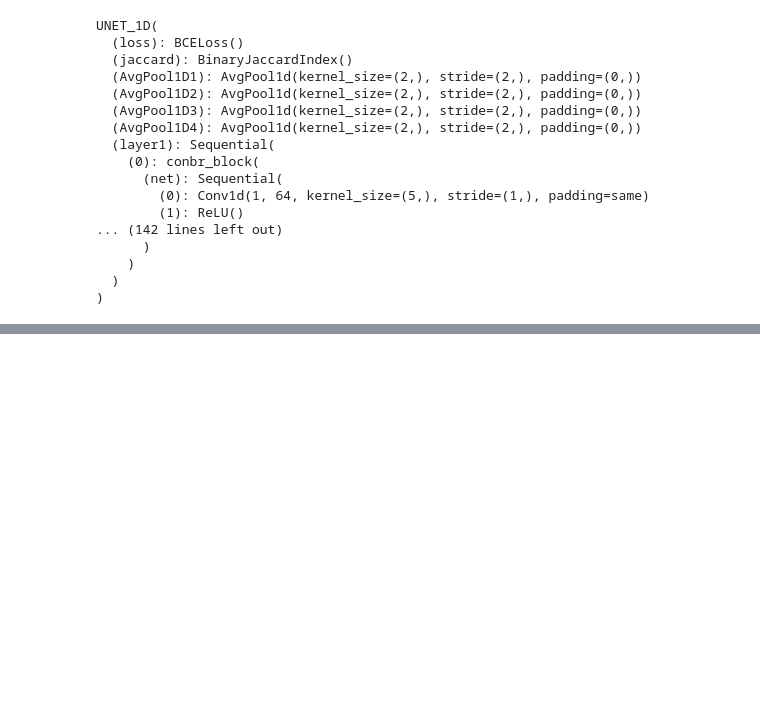
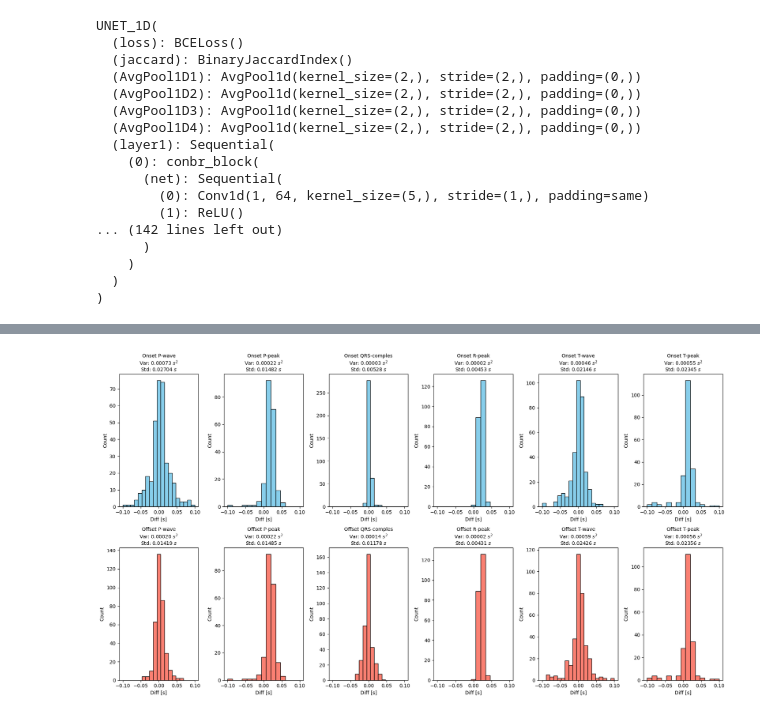
Before and after one commit to lukpausr/HKA_EKG_Signalverarbeitung, a Jupyter notebook: main_ecg_inference.ipynb, the cells around one changed output, grey strips where cells are left out. Drawn from its saved outputs; the diff is of its cells as text; code cells hidden in the pictures; blank space fills up the shorter version.

```diff
--- a/main_ecg_inference.ipynb
+++ b/main_ecg_inference.ipynb
@@ -161,19 +149,22 @@ Jaccard Index: tensor(0.7782)
 # %%
+from evaluation.eval import deviationPerCategory, plot_onset_offset_histograms, greedyMatchingAlgorithm
+
 # Get test dataloader for later iteration
 dl = dm.test_dataloader()
 model.eval()
 
-# Confusing code was required to generate a plot of the ECG data and the labels...
-for i in range(2):
+# Data storage for histogram analysis
+onset = [ [] for _ in range(6)]
+offset = [ [] for _ in range(6)]
+
+# for i in tqdm(range(dl.dataset.__len__()), desc="Processing samples"):
+for i in tqdm(range(300), desc="Processing samples"):
     x_val, y_val = dl.dataset.__getitem__(i)
     x_val.resize_(1, 1, 512)
     y_val.resize_(1, 6, 512)
 
     x_val = x_val.float()
     y_val = y_val.float()
-
-    print(x_val.shape)
-    print(y_val.shape)
 
     y_hat = model(x_val)
 
@@ -188,4 +179,11 @@ for i in range(2):
     y_hat = model.postprocess_prediction(y_hat)
     y_val = model.postprocess_ground_truth(y_val)
 
-    generatePlot(x_val, y_val, x_val, y_hat)
+
+    onsets_true, onsets_pred, offsets_true, offsets_pred, onset_diffs_all, offset_diffs_all, filtered_onset_diffs_all, filtered_offset_diffs_all = deviationPerCategory(y_val, y_hat, print_debug=False)
+
+    for cat in range(6):
+        if(len(onset_diffs_all[cat]) > 0): onset[cat].extend(onset_diffs_all[cat].tolist())
+        if(len(offset_diffs_all[cat]) > 0): offset[cat].extend(offset_diffs_all[cat].tolist())
+
+    # generatePlot(x_val, y_val, x_val, y_hat)
@@ -198,0 +190,5 @@ torch.Size([1, 6, 512])
+# %%
+from model.parameters import Param
+plot_onset_offset_histograms(onset, offset, feature_names=Param.feature_list)
+# %% [output]
+[figure, added]
```
Also changed, not shown: parts of 3 cells of this notebook, 3 other files.
